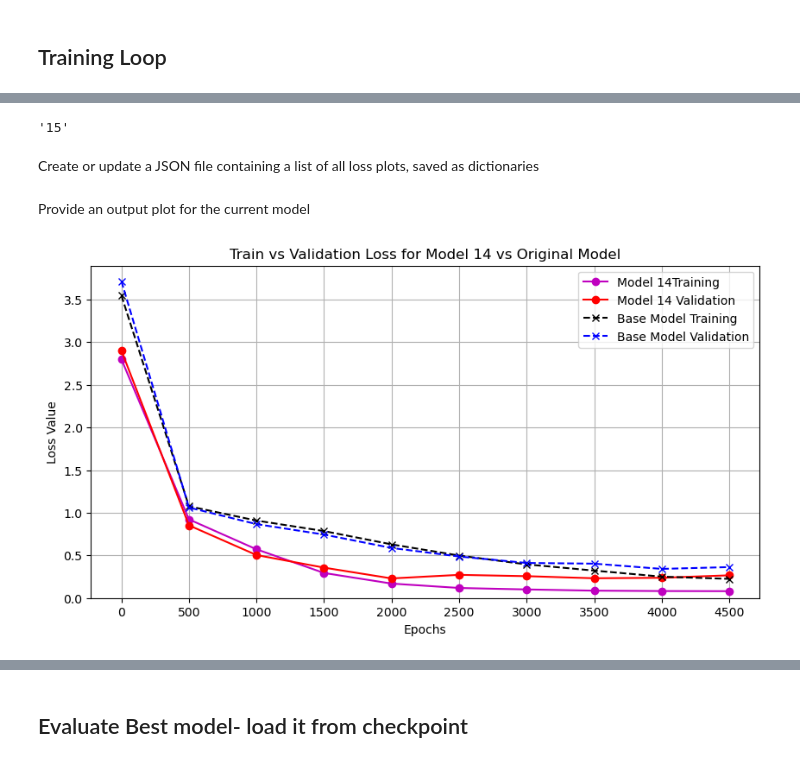
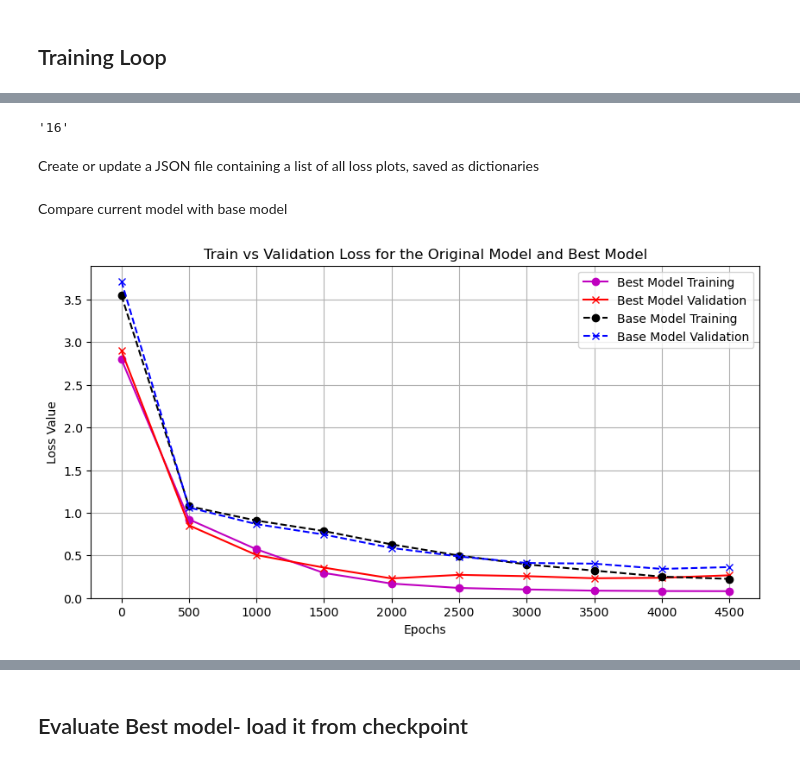
Before and after one commit to CPestano7/GPTDecoder, a Jupyter notebook: training.ipynb, the cells around one changed output, grey strips where cells are left out. Drawn from its saved outputs; the diff is of its cells as text; code cells hidden in the pictures.

```diff
--- a/training.ipynb
+++ b/training.ipynb
@@ -69,7 +69,7 @@ val_loader = custom_loader.get_val_loader(shuffle=True)
 # %% [markdown]
 ## Define Model Params
 # %%
-model_version = "15"
+model_version = "17"
 # %%
 model_params = {
     "vocab_size": train_loader.dataset.vocab_size,
@@ -183,7 +183,7 @@ train_dict
 # %%
 model_version
 # %% [output]
-'15'
+'16'
 # %% [markdown]
 Create or update a JSON file containing a list of all loss plots, saved as dictionaries
 # %%
@@ -212,14 +212,14 @@ else:
     all_lists[current_model] = combined_dict
     with open('model_loss_dicts.json', 'w') as json_file:
         json.dump(all_lists, json_file, indent=4)
-# %% [markdown]
-Provide an output plot for the current model
+# %% [markdown]
+Compare current model with base model
 # %%
 # For manual designation
 target_model = "model_14"
 
 # For current model
-# target_model = current_model
+#target_model = current_model
 
 # Whether to compare the target model with the original model
 comparison = True
@@ -246,41 +246,42 @@ if comparison:
     val_x0 = all_lists["model_0"]['val_dict'].keys()
     val_y0 = all_lists["model_0"]['val_dict'].values()
     plt.figure(figsize=(10, 5))
-    plt.plot(train_x, train_y, marker='o', linestyle='-', color='m', label= 'Model ' + target_model.replace("model_", "") + ' Training')
-    plt.plot(val_x, val_y, marker='o', linestyle='-', color='r', label = 'Model ' + target_model.replace("model_", "") + ' Validation')
-    plt.plot(train_x0, train_y0, marker='x', linestyle='--', color='k', label= 'Base Model Training')
+    plt.plot(train_x, train_y, marker='o', linestyle='-', color='m', label= 'Best Model Training') #'Model ' + target_model.replace("model_", "") + ' Training')
+    plt.plot(val_x, val_y, marker='x', linestyle='-', color='r', label = 'Best Model Validation') #'Model ' + target_model.replace("model_", "") + ' Validation')
+    plt.plot(train_x0, train_y0, marker='o', linestyle='--', color='k', label= 'Base Model Training')
     plt.plot(val_x0, val_y0, marker='x', linestyle='--', color='b', label = 'Base Model Validation')
 
     # Add titles and labels
-    title = 'Train vs Validation Loss for Model ' + target_model.replace("model_", "") + ' vs Original Model'
+    #title = 'Train vs Validation Loss for the Original Model and  Model ' + target_model.replace("model_", "")
+    title = 'Train vs Validation Loss for the Original Model and Best Model'
     plt.title(title)
     plt.xlabel('Epochs')
     plt.ylabel('Loss Value')
     plt.ylim(bottom=0)
 
     plt.legend()
 
     # Show the plot
     plt.grid(True)
     plt.show()
 
 else:
     # Create the plot
     plt.figure(figsize=(10, 5))
     plt.plot(train_x, train_y, marker='o', linestyle='-', color='b', label='Training')
     plt.plot(val_x, val_y, marker='x', linestyle='-', color='r', label='Validation')
 
     # Add titles and labels
     title = 'Train vs Validation Loss for Model ' + target_model.replace("model_", "")
     plt.title(title)
     plt.xlabel('Epochs')
     plt.ylabel('Loss Value')
     plt.ylim(bottom=0)
 
     plt.legend()
 
     # Show the plot
     plt.grid(True)
     plt.show()
 # %% [output]
-[figure, old version]
+[figure, new version]
```
Also changed, not shown: parts of 8 cells of this notebook, 1 other file.
